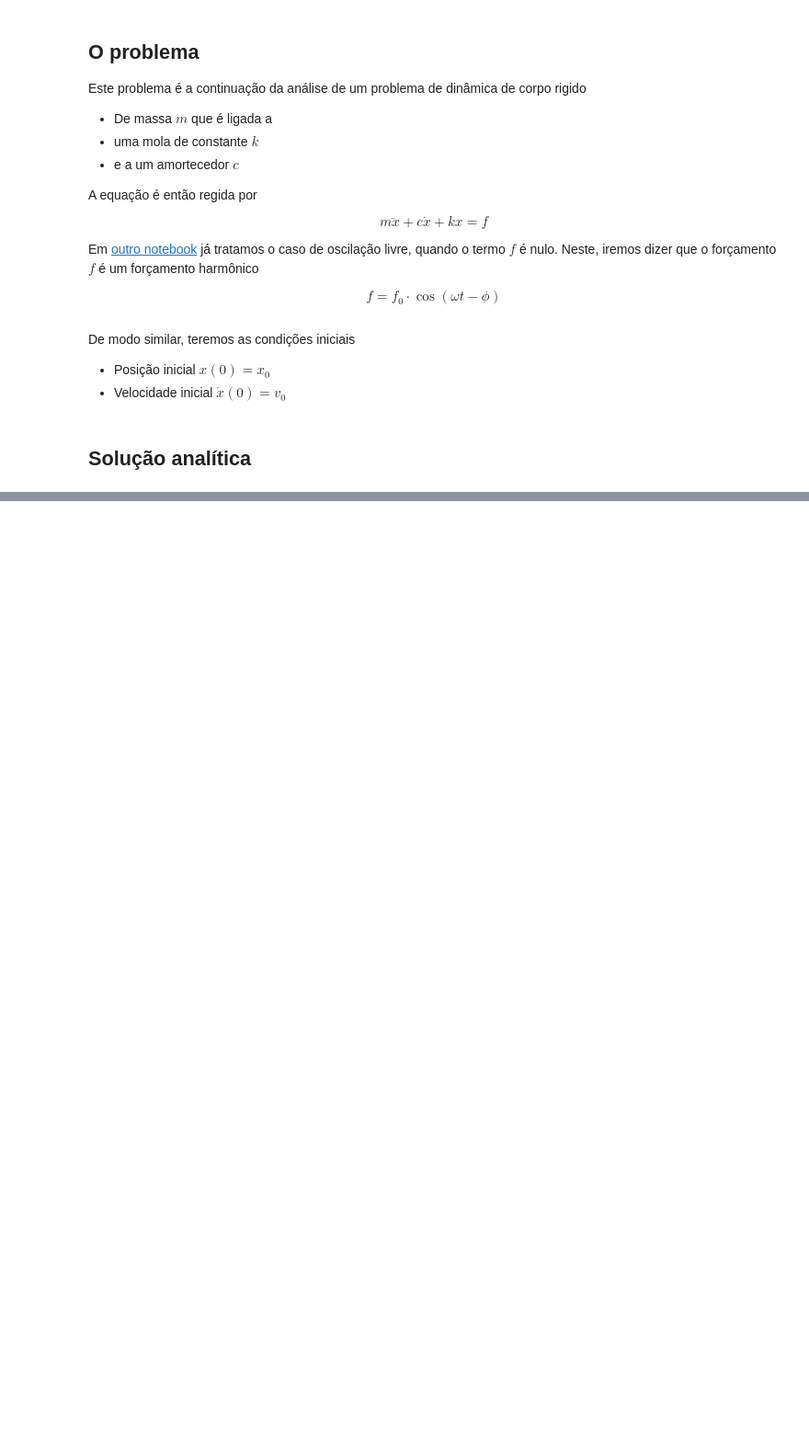
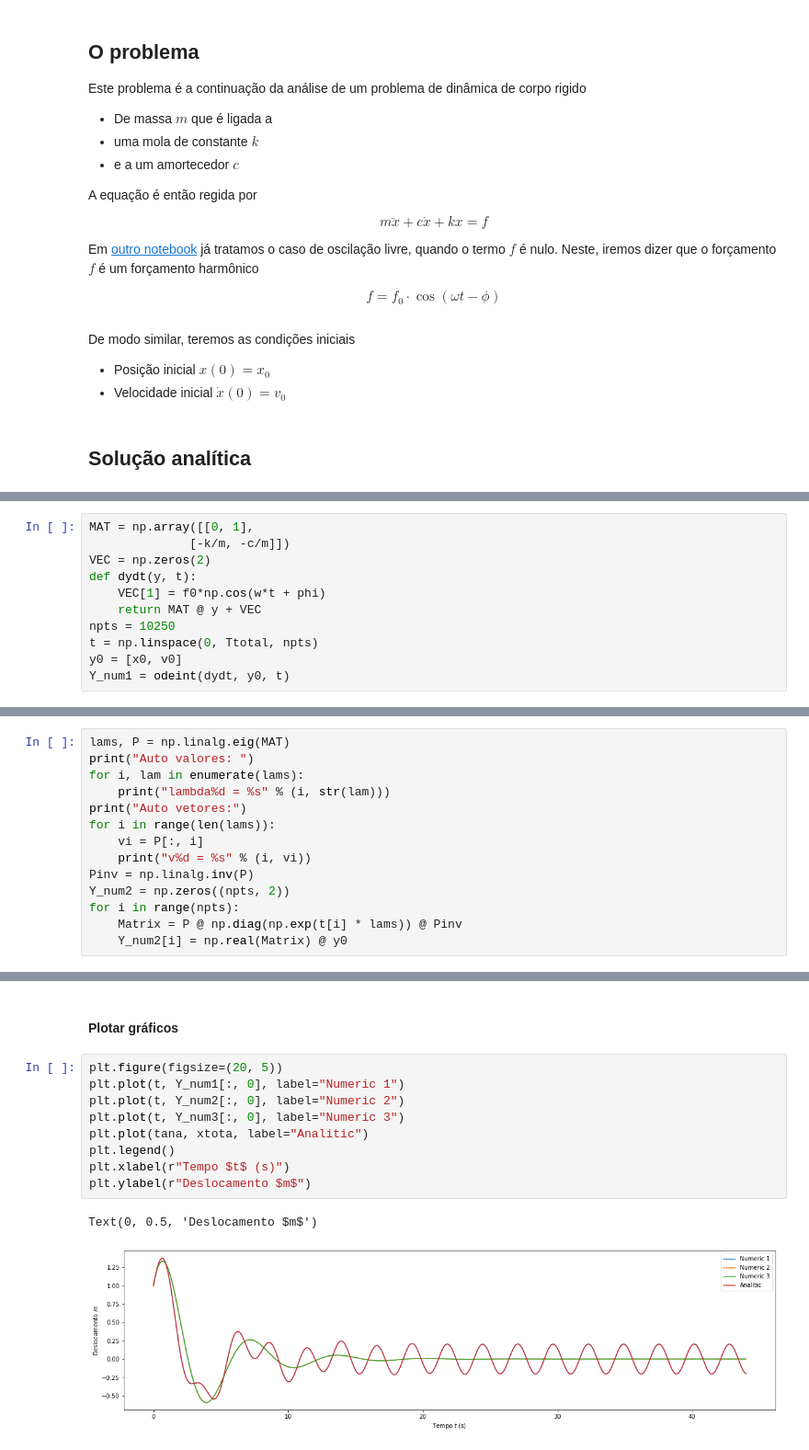
Before and after one commit to carlos-adir/UnB-Courses, a Jupyter notebook: vibracoes/forcamento-harmonico.ipynb, the cells around one changed output, grey strips where cells are left out. Shown at 92% size. Cells and saved outputs as stored; diff of their text form; blank space fills up the shorter version.

```diff
--- a/vibracoes/forcamento-harmonico.ipynb
+++ b/vibracoes/forcamento-harmonico.ipynb
@@ -1339,0 +241,11 @@ Esse python notebook está disponível online no GitHub através do link:
+# %%
+MAT = np.array([[0, 1],
+              [-k/m, -c/m]])
+VEC = np.zeros(2)
+def dydt(y, t):
+    VEC[1] = f0*np.cos(w*t + phi)
+    return MAT @ y + VEC
+npts = 10250
+t = np.linspace(0, Ttotal, npts)
+y0 = [x0, v0]
+Y_num1 = odeint(dydt, y0, t)
@@ -1339,0 +254,14 @@ Esse python notebook está disponível online no GitHub através do link:
+# %%
+lams, P = np.linalg.eig(MAT)
+print("Auto valores: ")
+for i, lam in enumerate(lams):
+    print("lambda%d = %s" % (i, str(lam)))
+print("Auto vetores:")
+for i in range(len(lams)):
+    vi = P[:, i]
+    print("v%d = %s" % (i, vi))
+Pinv = np.linalg.inv(P)
+Y_num2 = np.zeros((npts, 2))
+for i in range(npts):
+    Matrix = P @ np.diag(np.exp(t[i] * lams)) @ Pinv
+    Y_num2[i] = np.real(Matrix) @ y0
@@ -1339,0 +322,14 @@ Esse python notebook está disponível online no GitHub através do link:
+# %% [markdown]
+#### Plotar gráficos
+# %%
+plt.figure(figsize=(20, 5))
+plt.plot(t, Y_num1[:, 0], label="Numeric 1")
+plt.plot(t, Y_num2[:, 0], label="Numeric 2")
+plt.plot(t, Y_num3[:, 0], label="Numeric 3")
+plt.plot(tana, xtota, label="Analitic")
+plt.legend()
+plt.xlabel(r"Tempo $t$ (s)")
+plt.ylabel(r"Deslocamento $m$")
+# %% [output]
+Text(0, 0.5, 'Deslocamento $m$')
+[figure, added]
```
Also changed, not shown: parts of 110 cells of this notebook.
